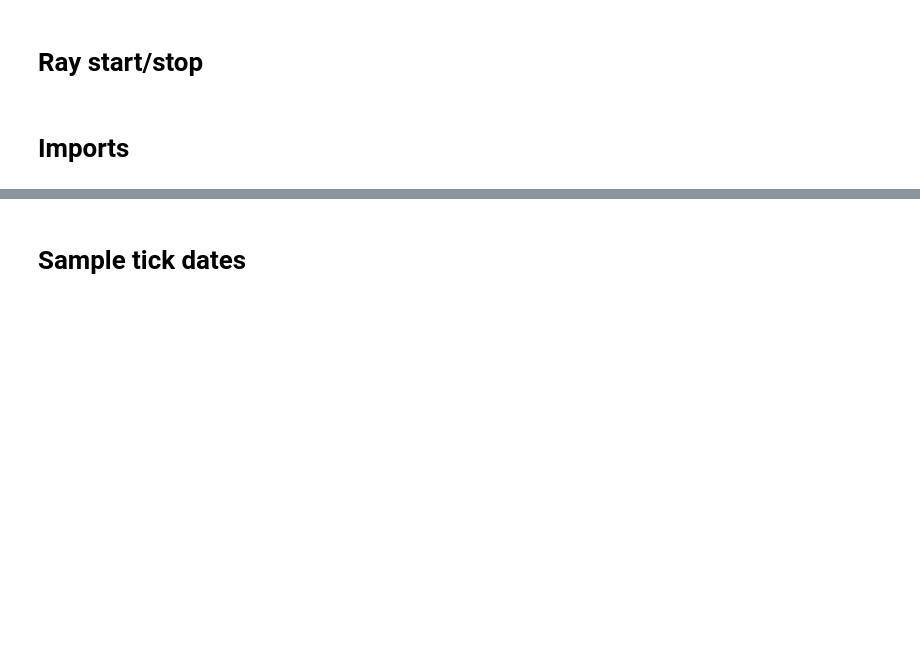
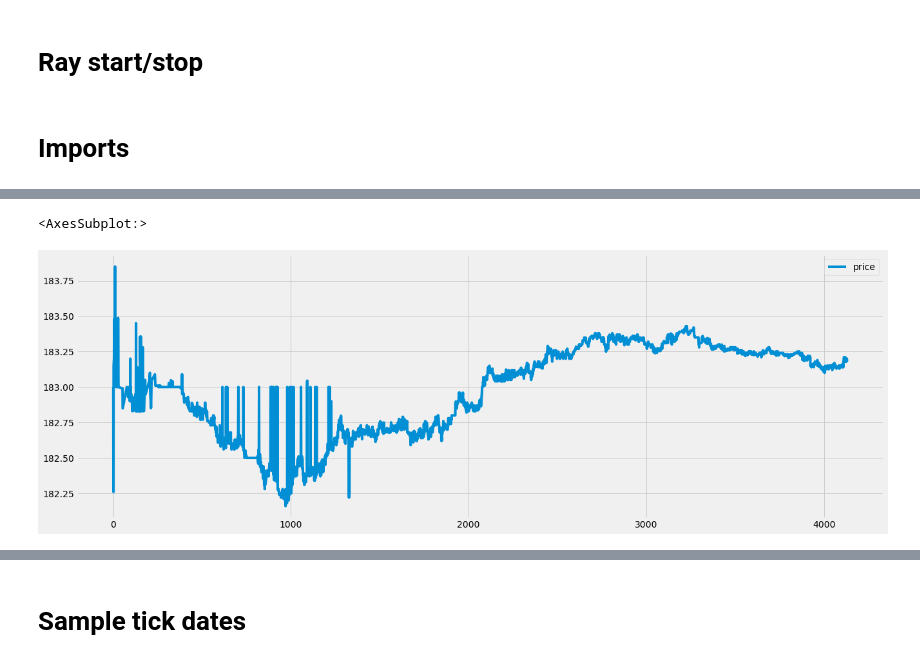
Before and after one commit to bobcolner/pandas-polygon, a Jupyter notebook: nb_bars.ipynb, the cells around one changed output, grey strips where cells are left out. Cells and saved outputs as stored; diff of their text form; code cells hidden in the pictures; blank space fills up the shorter version.

```diff
--- a/nb_bars.ipynb
+++ b/nb_bars.ipynb
@@ -36,0 +91,5 @@ mpl.rcParams['figure.figsize'] = [20, 7]
+# %%
+dfc[:4000].plot(y='price')
+# %% [output]
+<AxesSubplot:>
+[figure, added]
```
Also changed, not shown: parts of 35 cells of this notebook, 13 other files.
